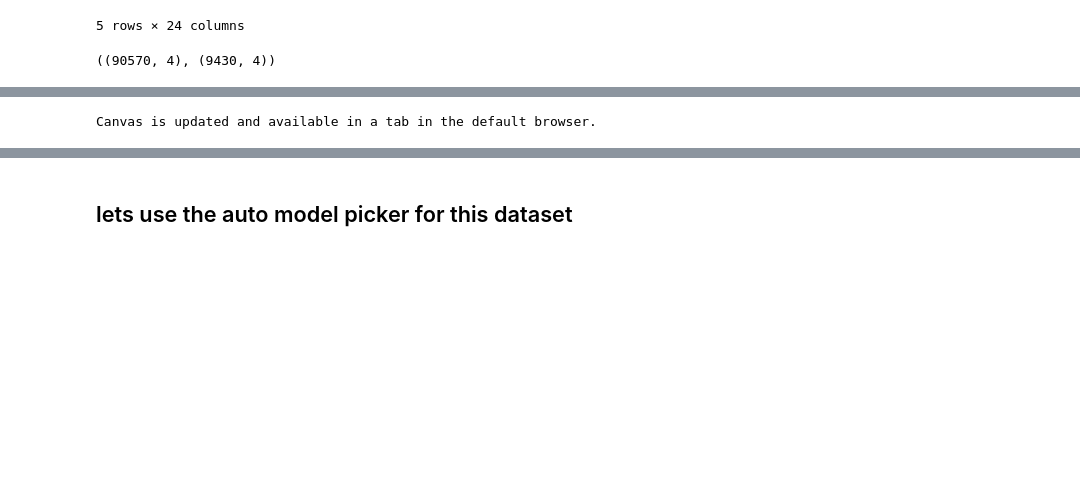
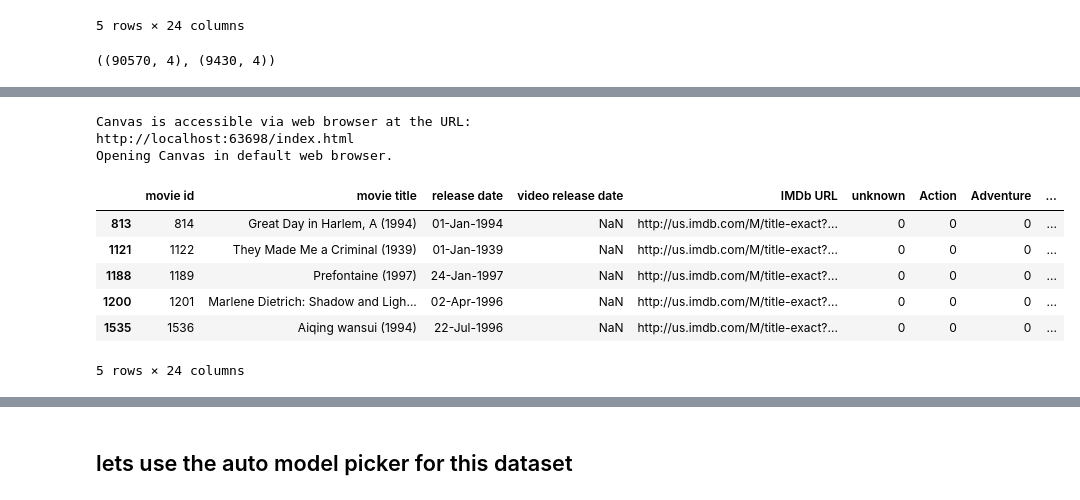
Before and after one commit to mkung8889/movie_app, a Jupyter notebook: recommender/popularity and item similarity model comparisons using graphlab.ipynb, the cells around one changed output, grey strips where cells are left out. Saved outputs shown, nothing was run; the diff lists cells and outputs as text; code cells hidden in the pictures; blank space fills up the shorter version.

```diff
--- a/recommender/popularity and item similarity model comparisons using graphlab.ipynb
+++ b/recommender/popularity and item similarity model comparisons using graphlab.ipynb
@@ -83,8 +90,20 @@ Preparing data set.
 #Get recommendations for first 5 users and print them
 #users = range(1,6) specifies user ID of first 5 users
 #k=5 specifies top 5 recommendations to be given
-popularity_recomm = popularity_model.recommend(users=range(1,6),k=10)
+popularity_recomm = popularity_model.recommend(users=range(1,6),k=5)
 # popularity_recomm.print_rows(num_rows=25)
 popularity_recomm.show()
 # %% [output]
-Canvas is updated and available in a tab in the default browser.
+Canvas is accessible via web browser at the URL: http://localhost:63698/index.html
+Opening Canvas in default web browser.
+# %%
+# List of popular movies
+items[items['movie id'].isin([1536, 1201, 1189, 1122, 814])]
+# %% [output]
+|  | movie id | movie title | release date | video release date | IMDb URL | unknown | Action | Adventure | ... |
+| 813 | 814 | Great Day in Harlem, A (1994) | 01-Jan-1994 | NaN | http://us.imdb.com/M/title-exact?... | 0 | 0 | 0 | ... |
+| 1121 | 1122 | They Made Me a Criminal (1939) | 01-Jan-1939 | NaN | http://us.imdb.com/M/title-exact?... | 0 | 0 | 0 | ... |
+| 1188 | 1189 | Prefontaine (1997) | 24-Jan-1997 | NaN | http://us.imdb.com/M/title-exact?... | 0 | 0 | 0 | ... |
+| 1200 | 1201 | Marlene Dietrich: Shadow and Ligh... | 02-Apr-1996 | NaN | http://us.imdb.com/M/title-exact?... | 0 | 0 | 0 | ... |
+| 1535 | 1536 | Aiqing wansui (1994) | 22-Jul-1996 | NaN | http://us.imdb.com/M/title-exact?... | 0 | 0 | 0 | ... |
+5 rows × 24 columns
```
Also changed, not shown: parts of 18 cells of this notebook.
